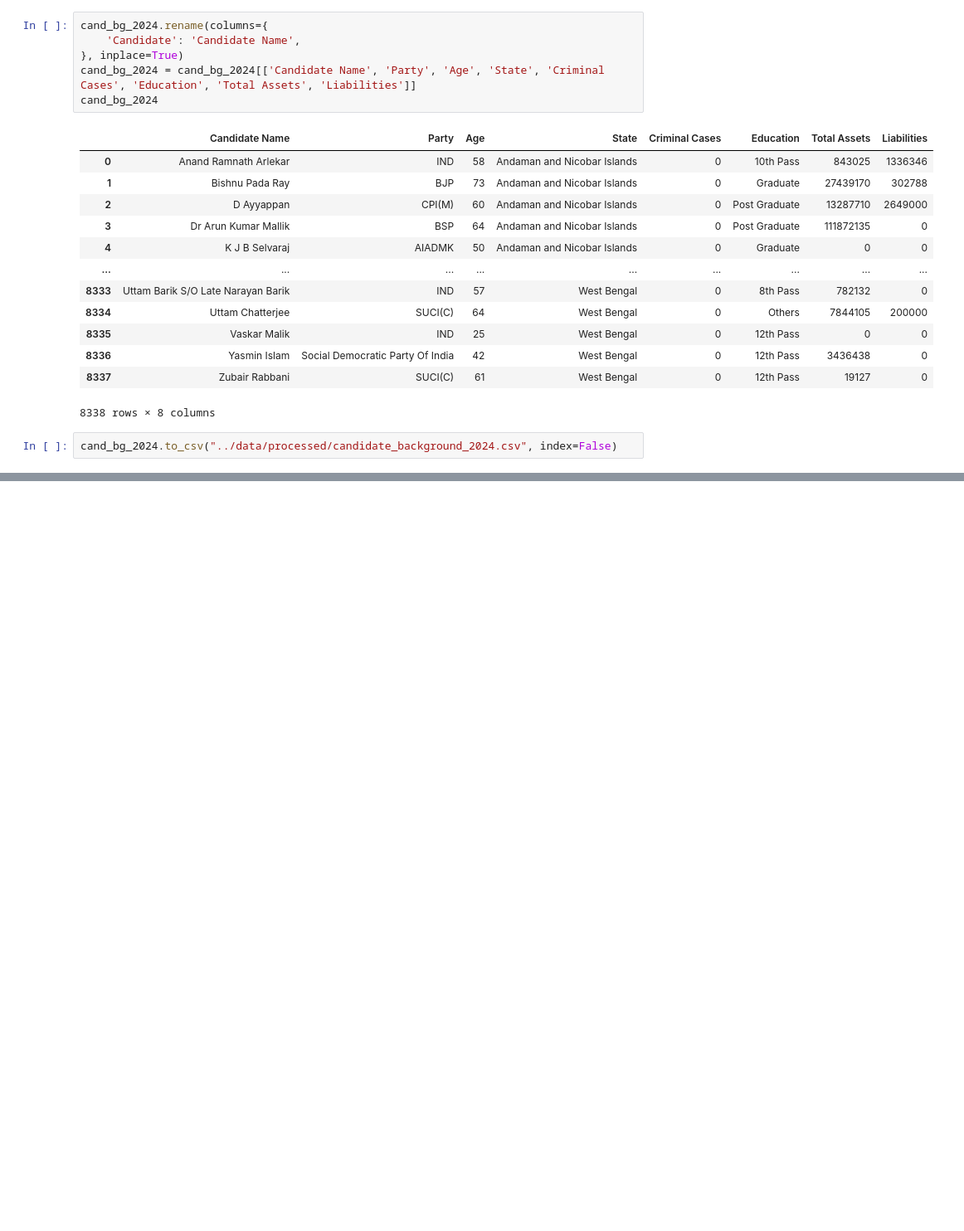
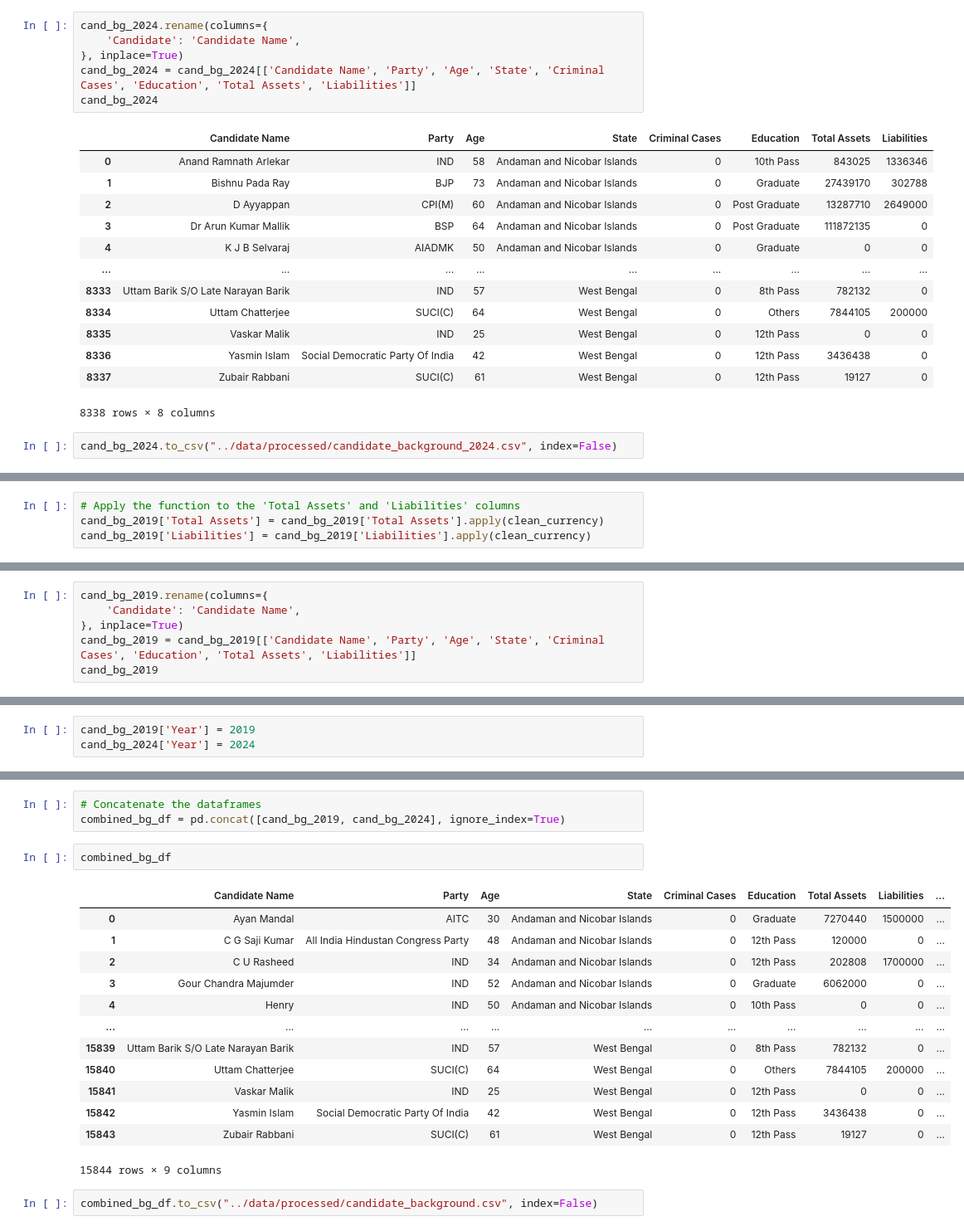
Before and after one commit to ujjwaltyagi2000/manthan, a Jupyter notebook: notebooks/4-data-cleaning.ipynb, the cells around one changed output, grey strips where cells are left out. Shown at 83% size. Cells and saved outputs as stored; diff of their text form; blank space fills up the shorter version.

```diff
--- a/notebooks/4-data-cleaning.ipynb
+++ b/notebooks/4-data-cleaning.ipynb
@@ -783,0 +804,4 @@ cand_bg_2024.to_csv("../data/processed/candidate_background_2024.csv", index=Fal
+# %%
+# Apply the function to the 'Total Assets' and 'Liabilities' columns
+cand_bg_2019['Total Assets'] = cand_bg_2019['Total Assets'].apply(clean_currency)
+cand_bg_2019['Liabilities'] = cand_bg_2019['Liabilities'].apply(clean_currency)
@@ -783,0 +824,6 @@ cand_bg_2024.to_csv("../data/processed/candidate_background_2024.csv", index=Fal
+# %%
+cand_bg_2019.rename(columns={
+    'Candidate': 'Candidate Name',
+}, inplace=True)
+cand_bg_2019 = cand_bg_2019[['Candidate Name', 'Party', 'Age', 'State', 'Criminal Cases', 'Education', 'Total Assets', 'Liabilities']]
+cand_bg_2019
@@ -783,0 +854,3 @@ cand_bg_2024.to_csv("../data/processed/candidate_background_2024.csv", index=Fal
+# %%
+cand_bg_2019['Year'] = 2019
+cand_bg_2024['Year'] = 2024
@@ -783,0 +868,21 @@ cand_bg_2024.to_csv("../data/processed/candidate_background_2024.csv", index=Fal
+# %%
+# Concatenate the dataframes
+combined_bg_df = pd.concat([cand_bg_2019, cand_bg_2024], ignore_index=True)
+# %%
+combined_bg_df
+# %% [output]
+|  | Candidate Name | Party | Age | State | Criminal Cases | Education | Total Assets | Liabilities | ... |
+| 0 | Ayan Mandal | AITC | 30 | Andaman and Nicobar Islands | 0 | Graduate | 7270440 | 1500000 | ... |
+| 1 | C G Saji Kumar | All India Hindustan Congress Party | 48 | Andaman and Nicobar Islands | 0 | 12th Pass | 120000 | 0 | ... |
+| 2 | C U Rasheed | IND | 34 | Andaman and Nicobar Islands | 0 | 12th Pass | 202808 | 1700000 | ... |
+| 3 | Gour Chandra Majumder | IND | 52 | Andaman and Nicobar Islands | 0 | Graduate | 6062000 | 0 | ... |
+| 4 | Henry | IND | 50 | Andaman and Nicobar Islands | 0 | 10th Pass | 0 | 0 | ... |
+| ... | ... | ... | ... | ... | ... | ... | ... | ... | ... |
+| 15839 | Uttam Barik S/O Late Narayan Barik | IND | 57 | West Bengal | 0 | 8th Pass | 782132 | 0 | ... |
+| 15840 | Uttam Chatterjee | SUCI(C) | 64 | West Bengal | 0 | Others | 7844105 | 200000 | ... |
+| 15841 | Vaskar Malik | IND | 25 | West Bengal | 0 | 12th Pass | 0 | 0 | ... |
+| 15842 | Yasmin Islam | Social Democratic Party Of India | 42 | West Bengal | 0 | 12th Pass | 3436438 | 0 | ... |
+| 15843 | Zubair Rabbani | SUCI(C) | 61 | West Bengal | 0 | 12th Pass | 19127 | 0 | ... |
+15844 rows × 9 columns
+# %%
+combined_bg_df.to_csv("../data/processed/candidate_background.csv", index=False)
```
Also changed, not shown: parts of 10 cells of this notebook, 5 other files.
